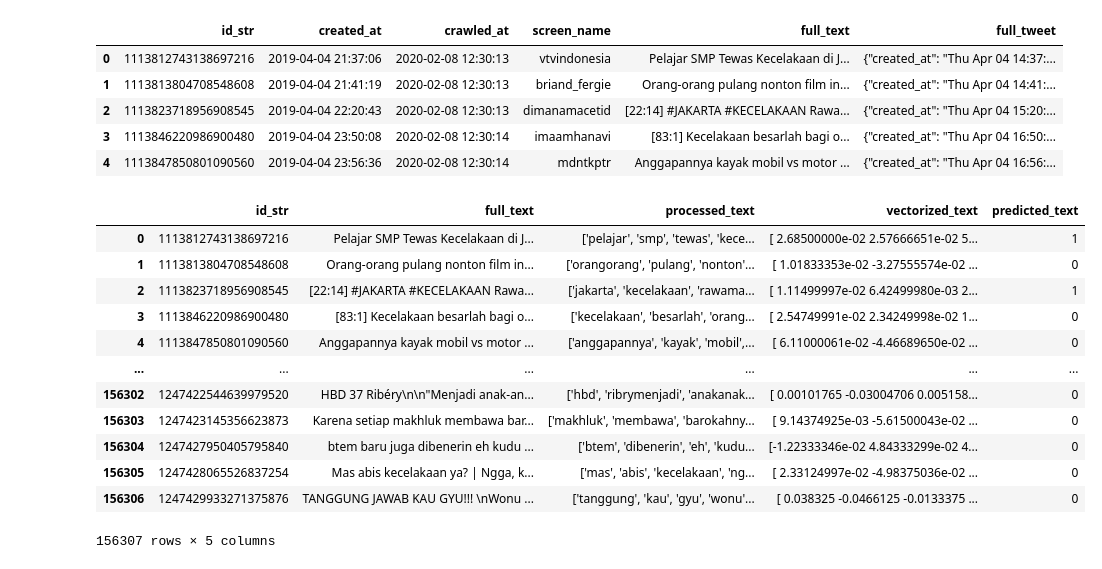
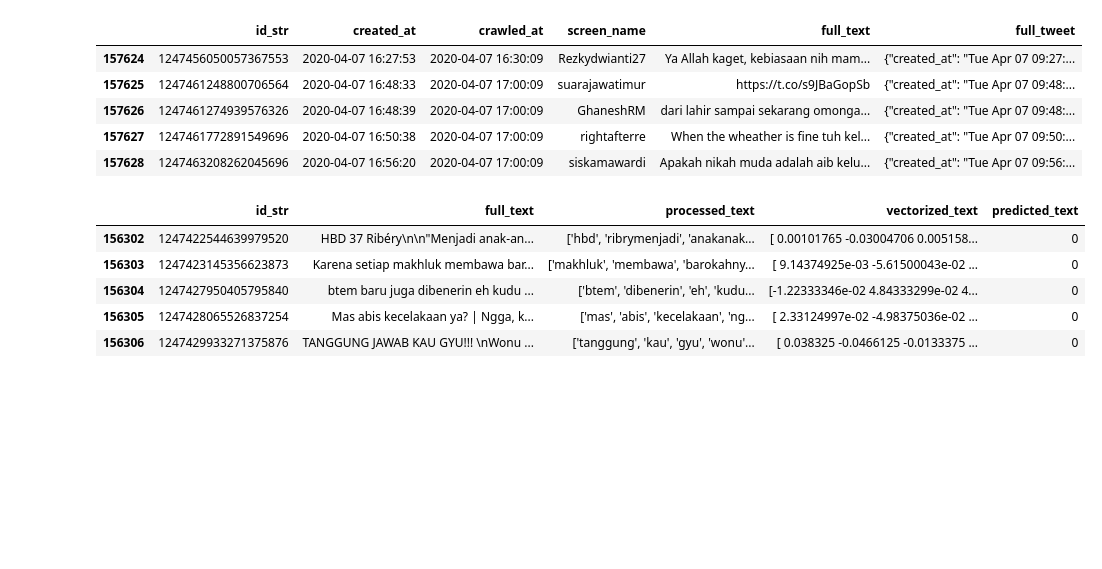
Before and after one commit to annisasufy/statistic, a Jupyter notebook: combine.ipynb, the cells around one changed output. Saved outputs shown, nothing was run; the diff lists cells and outputs as text; code cells hidden in the pictures; blank space fills up the shorter version.

```diff
--- a/combine.ipynb
+++ b/combine.ipynb
@@ -3,32 +3,25 @@ import pandas as pd
 # %%
 df_1 = pd.read_csv('twitter.csv')
 # %%
-df_1.head()
+df_1.tail()
 # %% [output]
 |  | id_str | created_at | crawled_at | screen_name | full_text | full_tweet |
-| 0 | 1113812743138697216 | 2019-04-04 21:37:06 | 2020-02-08 12:30:13 | vtvindonesia | Pelajar SMP Tewas Kecelakaan di J... | {"created_at": "Thu Apr 04 14:37:... |
-| 1 | 1113813804708548608 | 2019-04-04 21:41:19 | 2020-02-08 12:30:13 | briand_fergie | Orang-orang pulang nonton film in... | {"created_at": "Thu Apr 04 14:41:... |
-| 2 | 1113823718956908545 | 2019-04-04 22:20:43 | 2020-02-08 12:30:13 | dimanamacetid | [22:14] #JAKARTA #KECELAKAAN Rawa... | {"created_at": "Thu Apr 04 15:20:... |
-| 3 | 1113846220986900480 | 2019-04-04 23:50:08 | 2020-02-08 12:30:14 | imaamhanavi | [83:1] Kecelakaan besarlah bagi o... | {"created_at": "Thu Apr 04 16:50:... |
-| 4 | 1113847850801090560 | 2019-04-04 23:56:36 | 2020-02-08 12:30:14 | mdntkptr | Anggapannya kayak mobil vs motor ... | {"created_at": "Thu Apr 04 16:56:... |
+| 157624 | 1247456050057367553 | 2020-04-07 16:27:53 | 2020-04-07 16:30:09 | Rezkydwianti27 | Ya Allah kaget, kebiasaan nih mam... | {"created_at": "Tue Apr 07 09:27:... |
+| 157625 | 1247461248800706564 | 2020-04-07 16:48:33 | 2020-04-07 17:00:09 | suarajawatimur | https://t.co/s9JBaGopSb | {"created_at": "Tue Apr 07 09:48:... |
+| 157626 | 1247461274939576326 | 2020-04-07 16:48:39 | 2020-04-07 17:00:09 | GhaneshRM | dari lahir sampai sekarang omonga... | {"created_at": "Tue Apr 07 09:48:... |
+| 157627 | 1247461772891549696 | 2020-04-07 16:50:38 | 2020-04-07 17:00:09 | rightafterre | When the wheather is fine tuh kel... | {"created_at": "Tue Apr 07 09:50:... |
+| 157628 | 1247463208262045696 | 2020-04-07 16:56:20 | 2020-04-07 17:00:09 | siskamawardi | Apakah nikah muda adalah aib kelu... | {"created_at": "Tue Apr 07 09:56:... |
 # %%
 df_2 = pd.read_csv('twitter_label_auto.csv')
 # %%
-df_2
+df_2.tail()
 # %% [output]
 |  | id_str | full_text | processed_text | vectorized_text | predicted_text |
-| 0 | 1113812743138697216 | Pelajar SMP Tewas Kecelakaan di J... | ['pelajar', 'smp', 'tewas', 'kece... | [ 2.68500000e-02 2.57666651e-02 5... | 1 |
-| 1 | 1113813804708548608 | Orang-orang pulang nonton film in... | ['orangorang', 'pulang', 'nonton'... | [ 1.01833353e-02 -3.27555574e-02 ... | 0 |
-| 2 | 1113823718956908545 | [22:14] #JAKARTA #KECELAKAAN Rawa... | ['jakarta', 'kecelakaan', 'rawama... | [ 1.11499997e-02 6.42499980e-03 2... | 1 |
-| 3 | 1113846220986900480 | [83:1] Kecelakaan besarlah bagi o... | ['kecelakaan', 'besarlah', 'orang... | [ 2.54749991e-02 2.34249998e-02 1... | 0 |
-| 4 | 1113847850801090560 | Anggapannya kayak mobil vs motor ... | ['anggapannya', 'kayak', 'mobil',... | [ 6.11000061e-02 -4.46689650e-02 ... | 0 |
-| ... | ... | ... | ... | ... | ... |
 | 156302 | 1247422544639979520 | HBD 37 Ribéry\n\n"Menjadi anak-an... | ['hbd', 'ribrymenjadi', 'anakanak... | [ 0.00101765 -0.03004706 0.005158... | 0 |
 | 156303 | 1247423145356623873 | Karena setiap makhluk membawa bar... | ['makhluk', 'membawa', 'barokahny... | [ 9.14374925e-03 -5.61500043e-02 ... | 0 |
 | 156304 | 1247427950405795840 | btem baru juga dibenerin eh kudu ... | ['btem', 'dibenerin', 'eh', 'kudu... | [-1.22333346e-02 4.84333299e-02 4... | 0 |
 | 156305 | 1247428065526837254 | Mas abis kecelakaan ya? | Ngga, k... | ['mas', 'abis', 'kecelakaan', 'ng... | [ 2.33124997e-02 -4.98375036e-02 ... | 0 |
 | 156306 | 1247429933271375876 | TANGGUNG JAWAB KAU GYU!!! \nWonu ... | ['tanggung', 'kau', 'gyu', 'wonu'... | [ 0.038325 -0.0466125 -0.0133375 ... | 0 |
-156307 rows × 5 columns
 # %%
 date_list = df_1['created_at'].to_list()
 # %%
```
Also changed, not shown: parts of 1 cell of this notebook, 2 other files.
